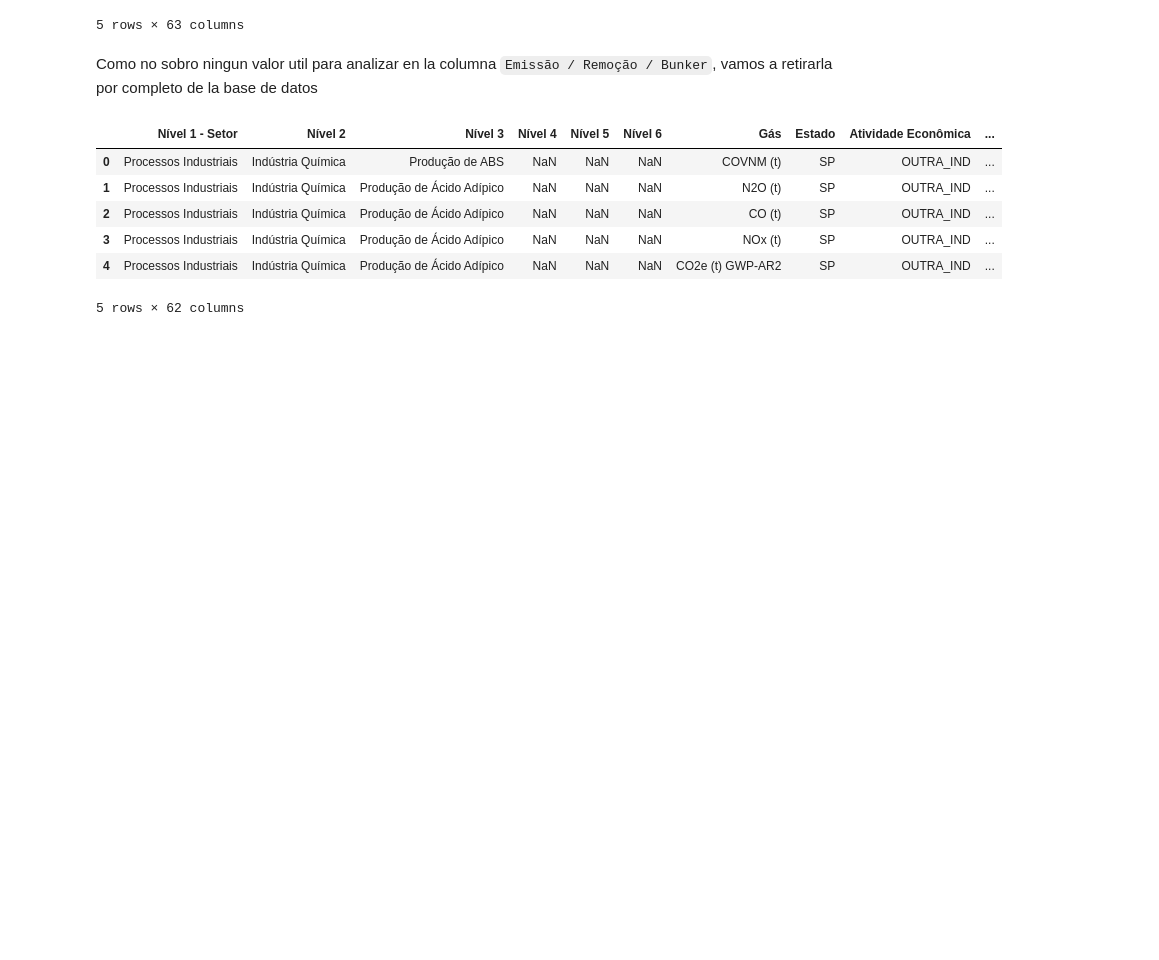
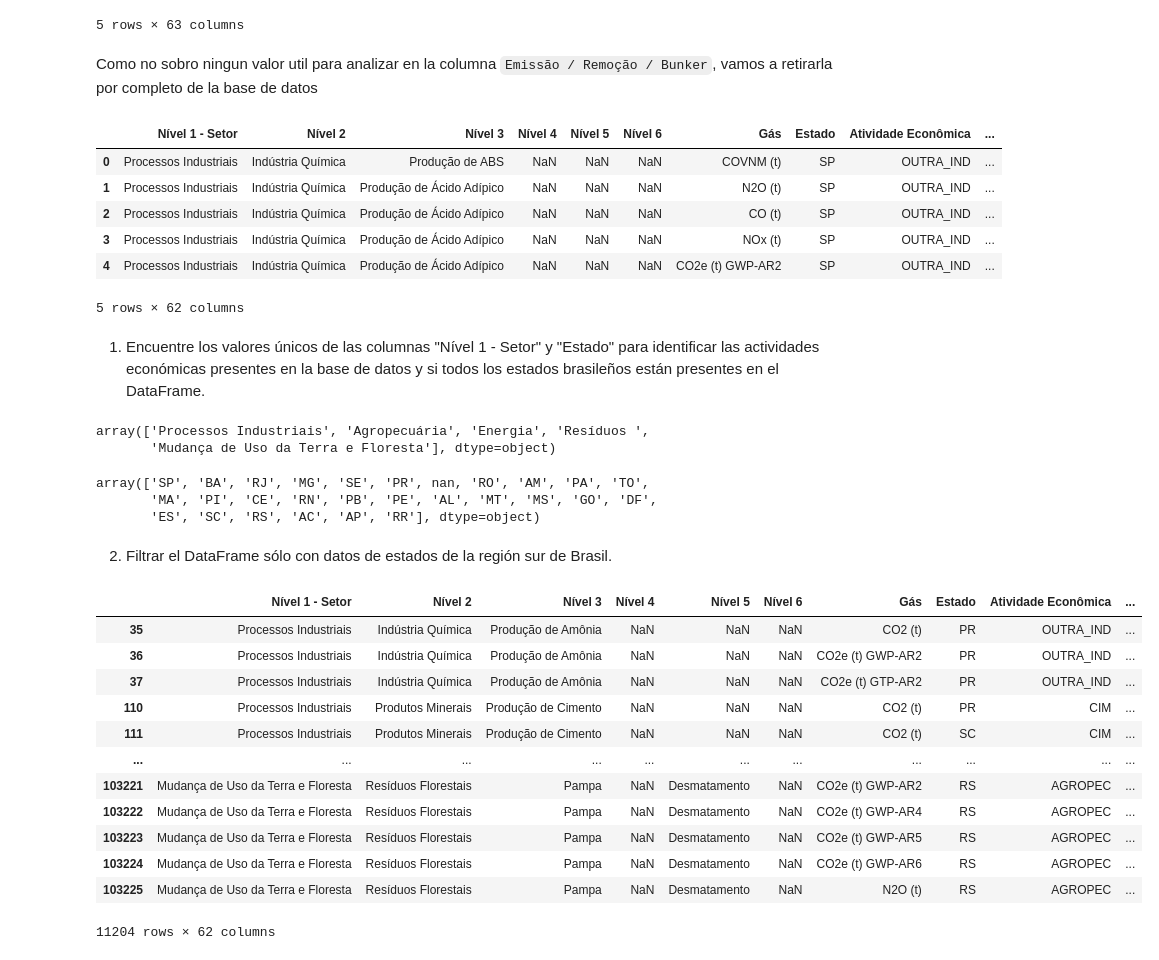
Before and after one commit to LejImkoaj/pandas_seleccionar_agrupar_datos, a Jupyter notebook: seleccion_agrupacion_de_datos.ipynb, the cells around one changed output. Cells and saved outputs as stored; diff of their text form; code cells hidden in the pictures; blank space fills up the shorter version.

```diff
--- a/seleccion_agrupacion_de_datos.ipynb
+++ b/seleccion_agrupacion_de_datos.ipynb
@@ -157,3 +157,34 @@ df.head()
 | 3 | Processos Industriais | Indústria Química | Produção de Ácido Adípico | NaN | NaN | NaN | NOx (t) | SP | OUTRA_IND | ... |
 | 4 | Processos Industriais | Indústria Química | Produção de Ácido Adípico | NaN | NaN | NaN | CO2e (t) GWP-AR2 | SP | OUTRA_IND | ... |
 5 rows × 62 columns
+# %% [markdown]
+1. Encuentre los valores únicos de las columnas "Nível 1 - Setor" y "Estado" para identificar las actividades económicas presentes en la base de datos y si todos los estados brasileños están presentes en el DataFrame.
+# %%
+df['Nível 1 - Setor'].unique()
+# %% [output]
+array(['Processos Industriais', 'Agropecuária', 'Energia', 'Resíduos ',
+       'Mudança de Uso da Terra e Floresta'], dtype=object)
+# %%
+df['Estado'].unique()
+# %% [output]
+array(['SP', 'BA', 'RJ', 'MG', 'SE', 'PR', nan, 'RO', 'AM', 'PA', 'TO',
+       'MA', 'PI', 'CE', 'RN', 'PB', 'PE', 'AL', 'MT', 'MS', 'GO', 'DF',
+       'ES', 'SC', 'RS', 'AC', 'AP', 'RR'], dtype=object)
+# %% [markdown]
+2. Filtrar el DataFrame sólo con datos de estados de la región sur de Brasil.
+# %%
+df.loc[df['Estado'].isin(['PR', 'SC', 'RS'])]
+# %% [output]
+|  | Nível 1 - Setor | Nível 2 | Nível 3 | Nível 4 | Nível 5 | Nível 6 | Gás | Estado | Atividade Econômica | ... |
+| 35 | Processos Industriais | Indústria Química | Produção de Amônia | NaN | NaN | NaN | CO2 (t) | PR | OUTRA_IND | ... |
+| 36 | Processos Industriais | Indústria Química | Produção de Amônia | NaN | NaN | NaN | CO2e (t) GWP-AR2 | PR | OUTRA_IND | ... |
+| 37 | Processos Industriais | Indústria Química | Produção de Amônia | NaN | NaN | NaN | CO2e (t) GTP-AR2 | PR | OUTRA_IND | ... |
+| 110 | Processos Industriais | Produtos Minerais | Produção de Cimento | NaN | NaN | NaN | CO2 (t) | PR | CIM | ... |
+| 111 | Processos Industriais | Produtos Minerais | Produção de Cimento | NaN | NaN | NaN | CO2 (t) | SC | CIM | ... |
+| ... | ... | ... | ... | ... | ... | ... | ... | ... | ... | ... |
+| 103221 | Mudança de Uso da Terra e Floresta | Resíduos Florestais | Pampa | NaN | Desmatamento | NaN | CO2e (t) GWP-AR2 | RS | AGROPEC | ... |
+| 103222 | Mudança de Uso da Terra e Floresta | Resíduos Florestais | Pampa | NaN | Desmatamento | NaN | CO2e (t) GWP-AR4 | RS | AGROPEC | ... |
+| 103223 | Mudança de Uso da Terra e Floresta | Resíduos Florestais | Pampa | NaN | Desmatamento | NaN | CO2e (t) GWP-AR5 | RS | AGROPEC | ... |
+| 103224 | Mudança de Uso da Terra e Floresta | Resíduos Florestais | Pampa | NaN | Desmatamento | NaN | CO2e (t) GWP-AR6 | RS | AGROPEC | ... |
+| 103225 | Mudança de Uso da Terra e Floresta | Resíduos Florestais | Pampa | NaN | Desmatamento | NaN | N2O (t) | RS | AGROPEC | ... |
+11204 rows × 62 columns
```
Also changed, not shown: parts of 4 cells of this notebook.
